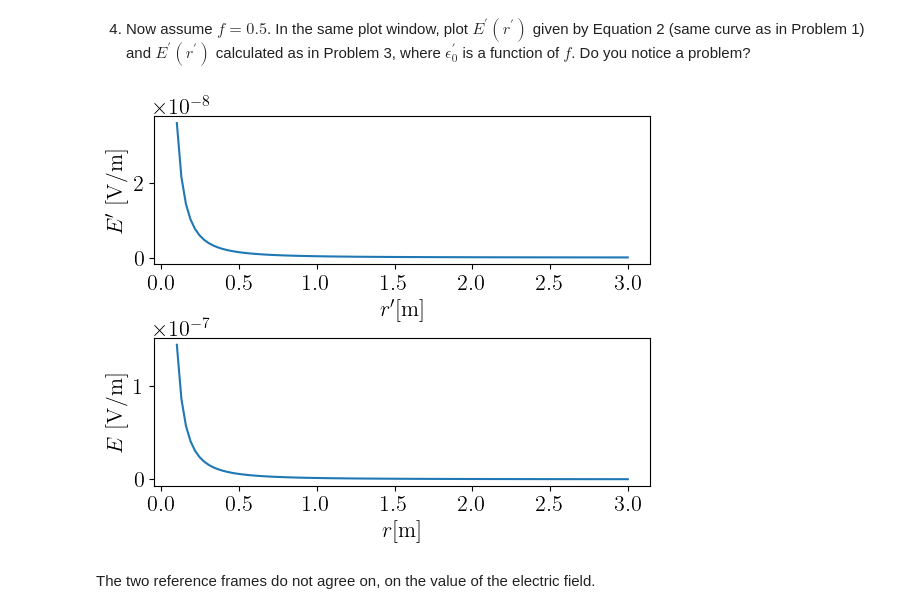
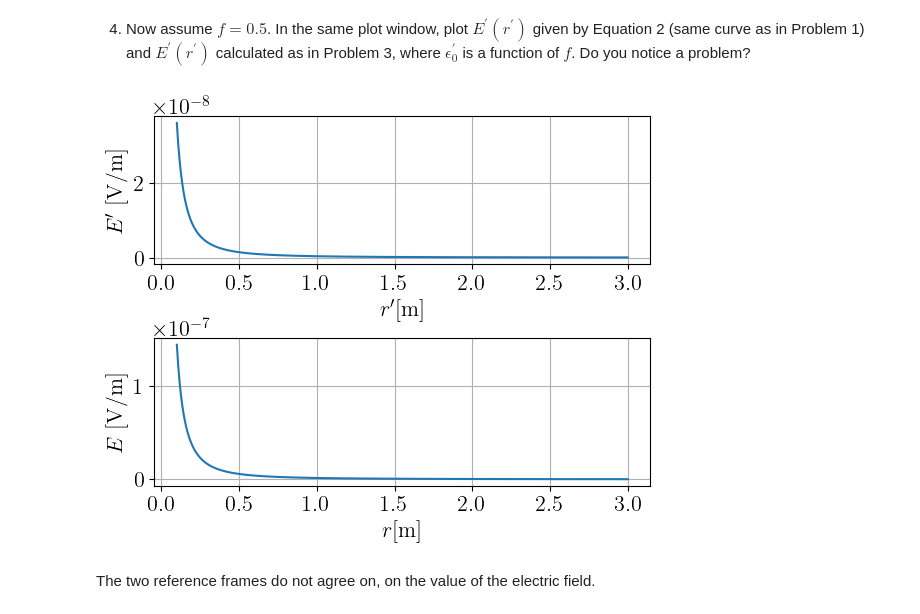
Before and after one commit to CBrown345/PHYS309, a Jupyter notebook: assignment1.ipynb, the cells around one changed output. Cells and saved outputs as stored; diff of their text form; code cells hidden in the pictures.

```diff
--- a/assignment1.ipynb
+++ b/assignment1.ipynb
@@ -49,7 +49,7 @@ To understand Einstein's motivation for developing the special theory of relativ
 # Plot here
 def E(q, r):
     return (1 / (4*np.pi*constants.epsilon_0)) * (q / (r**2))
-arr_x = np.linspace(.1,3,100)
+arr_x = np.linspace(.1,3,1000)
 arr_E = E(constants.elementary_charge, arr_x)
 plt.plot(arr_x, arr_E)
 plt.xlabel(r"$x [\rm m]$")
@@ -102,17 +102,19 @@ An issue occurs here, as the electric field in the co-moving reference frame goe
 4. Now assume $f = 0.5$. In the same plot window, plot $E^{\prime}(r^{\prime})$ given by Equation 2 (same curve as in Problem 1) and $E^{\prime}(r^{\prime})$ calculated as in Problem 3, where $\epsilon_0^{\prime}$ is a function of $f$. Do you notice a problem?
 # %%
 # Plot here
-arr_E_prime = E_prime(epsilon_prime(.5), arr_x, constants.elementary_charge)
+arr_E_prime_x = E_prime(epsilon_prime(.5), arr_x, constants.elementary_charge)
 fig2, axes2 = plt.subplots(nrows = 2, ncols = 1)
-axes2[0].plot(arr_x, arr_E_prime)
+axes2[0].plot(arr_x, arr_E_prime_x)
 axes2[1].plot(arr_x, arr_E)
 axes2[0].set_ylabel(r"$E^{\prime} \ [\rm V / \rm m]$")
 axes2[1].set_ylabel(r"$E \ [\rm V / \rm m]$")
 axes2[0].set_xlabel(r"$r^{\prime} [\rm m]$")
 axes2[1].set_xlabel(r"$r [\rm m]$")
+axes2[0].grid(True)
+axes2[1].grid(True)
 plt.subplots_adjust(hspace=.5)
 # %% [output]
-[figure, old version]
+[figure, new version]
 # %% [markdown]
 The two reference frames do not agree on, on the value of the electric field.
 # %% [markdown]
```
Also changed, not shown: parts of 7 cells of this notebook.
